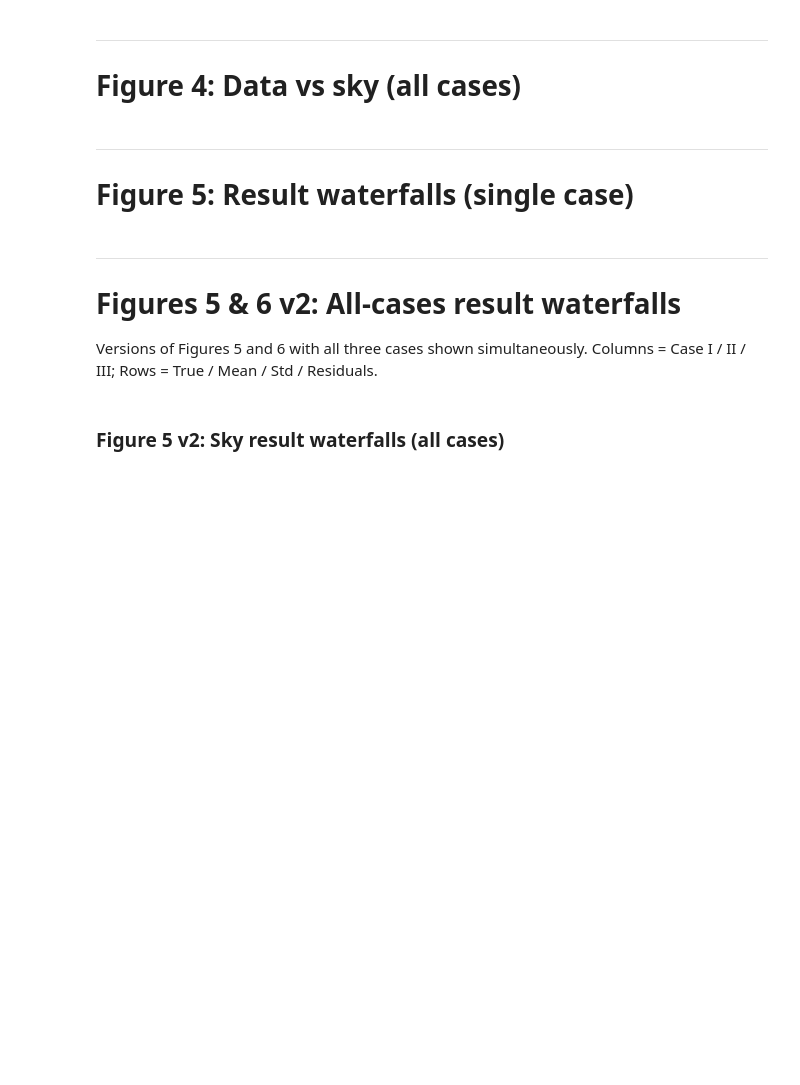
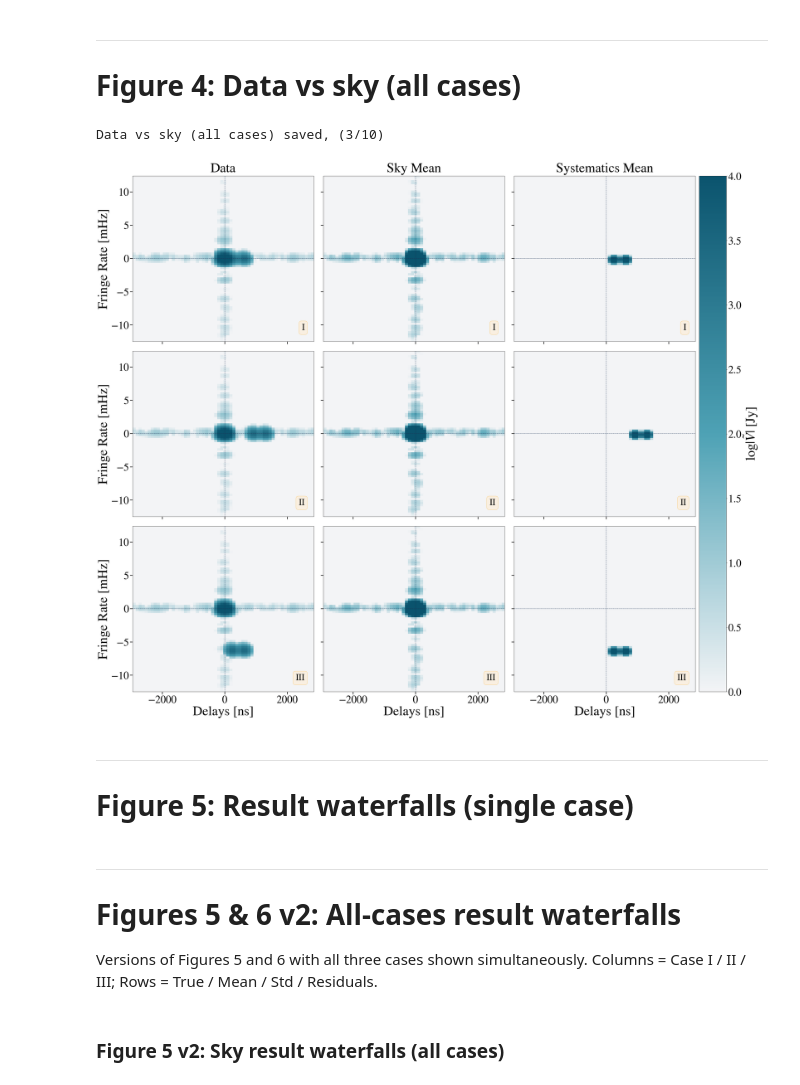
Before and after one commit to sohinixcvii/plots-hydra-pspec, a Jupyter notebook: paper_plots_c_v2.ipynb, the cells around one changed output. Cells and saved outputs as stored; diff of their text form; code cells hidden in the pictures; blank space fills up the shorter version.

```diff
--- a/paper_plots_c_v2.ipynb
+++ b/paper_plots_c_v2.ipynb
@@ -417,6 +445,7 @@ delta_g_dlfr_mean_all = [None] * 3
 delta_g_dlfr_std_all  = [None] * 3
 res_sys_dlfr_all      = [None] * 3
 corr_maps             = [None] * 3   # Pearson r maps for Figure 11
+corr_mats = [None] * 3   # Full correlation matrices for Figure 11
 
 for case_i, run_ver in enumerate(run_version_arr):
     print(f'\n=== Case {case_i + 1} ({run_ver}) ===')
@@ -471,6 +500,13 @@ for case_i, run_ver in enumerate(run_version_arr):
     cr_s  = np.zeros((Ntimes, Nfreqs), dtype='complex')
     sky_d_arr = np.empty((Niter, Ntimes, Nfreqs), dtype='complex')  # for debugging: store sky DLFRs to verify Welford results
     dg_d_arr  = np.empty((Niter, Ntimes, Nfreqs), dtype='complex')  # for debugging: store delta_g DLFRs to verify Welford results
+
+    print("Computing corrleation matrix... \n")
+    fg_gcr_flat = np.abs(fg_amps_i[:Niter,-3,:]).reshape(Niter, -1)  # (10000, 4800)
+    samples_all = np.concatenate([fg_gcr_flat, np.abs(b_sys_i[:Niter,:])], axis=1)  # (10000, 4816)
+    cov_samples = np.cov(samples_all, rowvar=False)  # (4816, 4816)
+    corr_mats[case_i] = np.corrcoef(samples_all, rowvar=False)  # (4816, 4816)
+
     print('  Computing samples...')
     for j in tqdm(range(Niter)):
         fg_vis  = (fgmodes_i @ fg_amps_i[j].T).T
@@ -670,42 +739,46 @@ c = 0
 for a in range(3):
     im0 = plot_waterfalls_from_dlfr(
         data_true_dlfr_all[a], freqs * 1e6, times_jd, fig=fig, ax=ax[c], mode='log',
-        vmin=0, vmax=4, cmap=paper_map_pink, dynamic_range=dynamic_range,
+        vmin=0, vmax=4, cmap=paper_map_blue, dynamic_range=dynamic_range,
         limit_drng='all', colorbar_flag=False, baseline=None, horizon_color='magenta',
     )
     c += 1
     im1 = plot_waterfalls_from_dlfr(
         mean_sky_dlfr_all[a], freqs * 1e6, times_jd, fig=fig, ax=ax[c], mode='log',
-        vmin=0, vmax=2.5, cmap=paper_map_pink, dynamic_range=dynamic_range,
+        vmin=0, vmax=2.5, cmap=paper_map_blue, dynamic_range=dynamic_range,
         limit_drng='all', colorbar_flag=False, baseline=None, horizon_color='magenta',
     )
     c += 1
     im2 = plot_waterfalls_from_dlfr(
         delta_g_dlfr_mean_all[a], freqs * 1e6, times_jd, fig=fig, ax=ax[c], mode='log',
-        vmin=0, vmax=1, cmap=paper_map_pink, dynamic_range=dynamic_range,
+        vmin=0, vmax=1, cmap=paper_map_blue, dynamic_range=dynamic_range,
         limit_drng='all', colorbar_flag=False, baseline=None, horizon_color='magenta',
     )
     c += 1
 
 fig_labels_all = ['I'] * 3 + ['II'] * 3 + ['III'] * 3
 fig_titles     = ['Data', 'Sky Mean', 'Systematics Mean']
 for i, a in enumerate(ax):
     a.tick_params(direction='out', length=6, width=2, colors='black', size=10, labelsize=40)
     a.set_xlabel('Delays [ns]', fontsize=50)
     a.set_ylabel('Fringe Rate [mHz]', fontsize=50)
     a.text(0.95, 0.07, fig_labels_all[i], bbox=bbox, transform=a.transAxes, horizontalalignment='right')
+    a.invert_yaxis()  # flip so -ve fringe rates at the bottom
 for i, a in enumerate(ax[:3]):
     a.set_title(fig_titles[i], fontsize=50, pad=15)
 
 for a in ax:
     a.axvline(0, color=colors[0], linestyle='--', linewidth=1)
     a.axhline(0, color=colors[0], linestyle='--', linewidth=1)
 
 cbar = ax.cbar_axes[0].colorbar(im0)
 cbar.set_label(r'$\log|\tilde{V}|$ [Jy]', size=50)
 cbar.ax.tick_params(labelsize=40)
 plt.savefig(fig_dir + '/data_vs_sky_2.pdf', bbox_inches='tight', dpi=300)
 print("Data vs sky (all cases) saved, (3/10)")
+# %% [output]
+Data vs sky (all cases) saved, (3/10)
+[figure, added]
 # %% [markdown]
 ---
 # Figure 5: Result waterfalls (single case)
```
Also changed, not shown: parts of 20 cells of this notebook, 3 other files.
